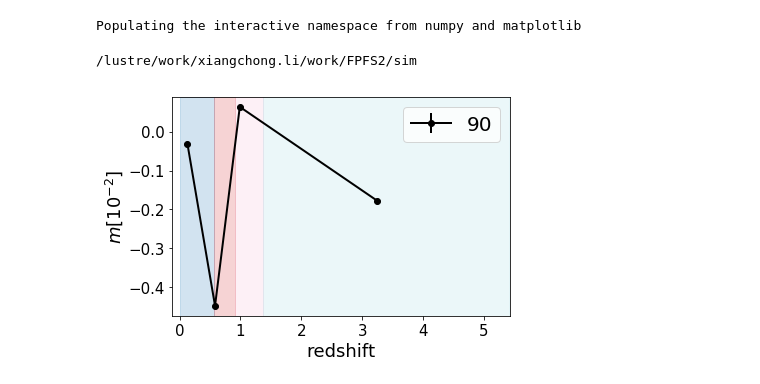
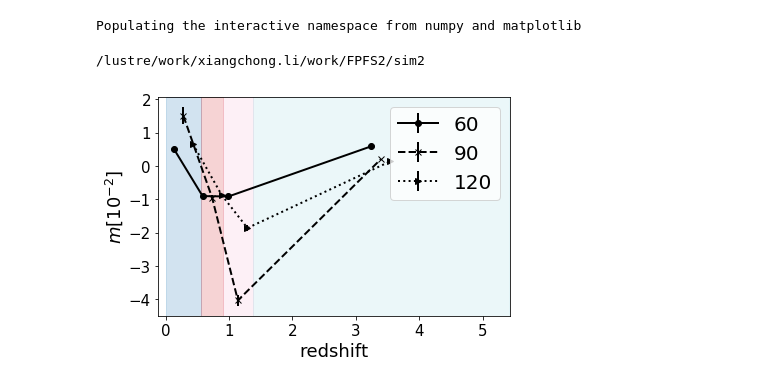
Before and after one commit to mr-superonion/FPFS, a Jupyter notebook: notebook/sim/3_6-cosmoReGauss.ipynb, the cells around one changed output. Drawn from its saved outputs; the diff is of its cells as text; code cells hidden in the pictures.

```diff
--- a/notebook/sim/3_6-cosmoReGauss.ipynb
+++ b/notebook/sim/3_6-cosmoReGauss.ipynb
@@ -11,9 +10,9 @@ from astropy.table import Table,vstack,hstack
 # %% [output]
 Populating the interactive namespace from numpy and matplotlib
 # %%
-cd wrkDir/FPFS2/sim/
+cd wrkDir/FPFS2/sim2/
 # %% [output]
-/lustre/work/xiangchong.li/work/FPFS2/sim
+/lustre/work/xiangchong.li/work/FPFS2/sim2
 # %%
 pltDir='plot/cosmozBlending/'
 if not os.path.isdir(pltDir):
@@ -56,9 +55,9 @@ def estimate_mArray2(d2222,d0000,d2000,d0200,d0020,d0002):
     mArray=np.array([dmz1,dmz2,dmz3,dmz4])
     return mArray
 # %%
-Dir='outCosmoE-var36em4/mag225-res03-bm38/'
+Dir='outCosmoE-var36em4/mag245-res03-bm38/'
 #lList=['60','75','90']
-lList=['90']
+lList=['60','90','120']
 zbound  =   np.array([0.,0.561,0.906,1.374,5.410])
 bAll=[]
 errAll=[]
@@ -86,32 +85,32 @@ for psz in lList:
         d0200c=np.delete(d0200,ig)
         d0020c=np.delete(d0020,ig)
         d0002c=np.delete(d0002,ig)
         mArrayc=estimate_mArray(d2222c,d0000c,d2000c,d0200c,d0020c,d0002c)
         err.append(mArrayc-mArray)
         del d2222c,d0000c,d2000c,d0200c,d0020c,d0002c,mArrayc
         gc.collect()
     errAll.append(np.sqrt(np.sum(np.vstack(err)**2.,axis=0)))
     del err,mArray
     gc.collect()
 
 lsList=['o-','x--','>:']
 ishift=[-0.15,0,0.15]
-for i in range(1):
+for i in range(3):
     plt.errorbar((zbound[:-1]+zbound[1:])/2.+ishift[i],bAll[i]*100,errAll[i]*100,ls=lsList[i][1:],\
                  marker=lsList[i][0],label=lList[i],c='black')
 cmap = cm.tab20
 norm = Normalize(vmin=0, vmax=len(zbound)-2)
 for iz in range(len(zbound)-1):
     cc=cmap(norm(iz))
     plt.axvspan(zbound[iz],zbound[iz+1],alpha=0.2, color=cc)
 plt.legend(loc='upper right')
 plt.ylabel(r'$m [10^{-2}]$')
 plt.xlabel('redshift')
 plt.xlim(-0.12,5.43)
 plt.tight_layout()
 plt.savefig(os.path.join(Dir,'out.png'))
 #plt.savefig(os.path.join(Dir,'out.pdf'))
 #np.save(os.path.join(Dir,'bAll.npy'),bAll)
 #np.save(os.path.join(Dir,'errAll.npy'),errAll)
 # %% [output]
-[figure, old version]
+[figure, new version]
```
Also changed, not shown: parts of 2 cells of this notebook, 5 other files.
